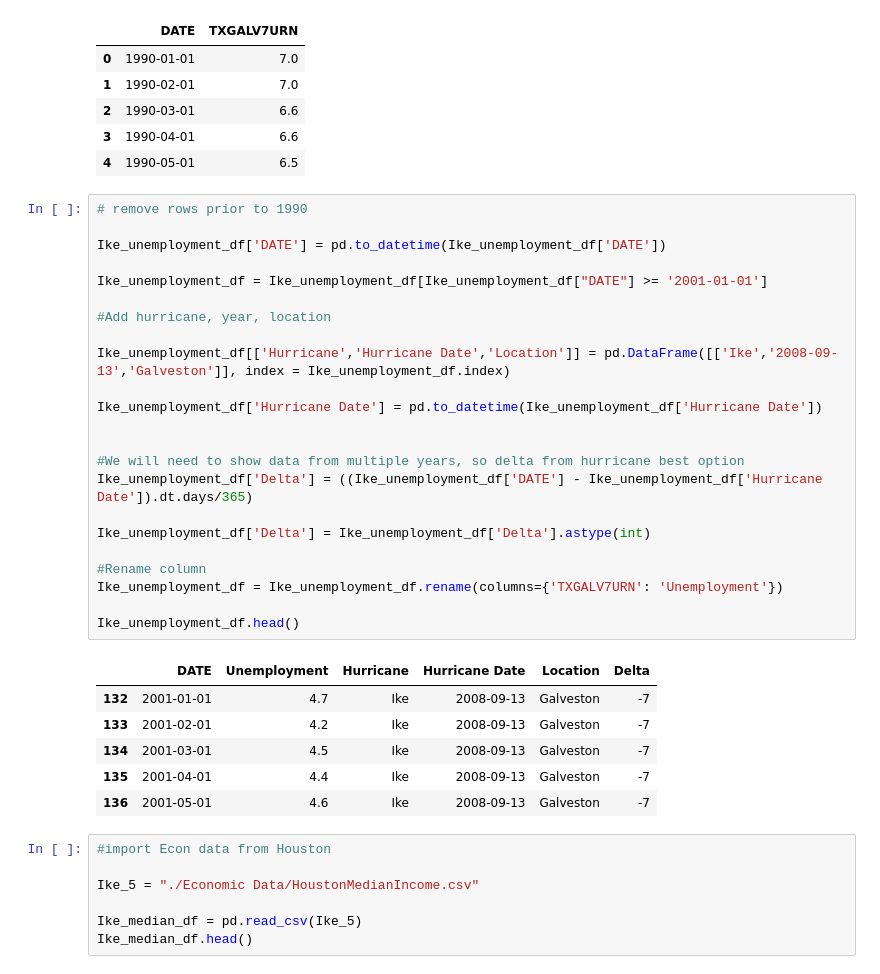
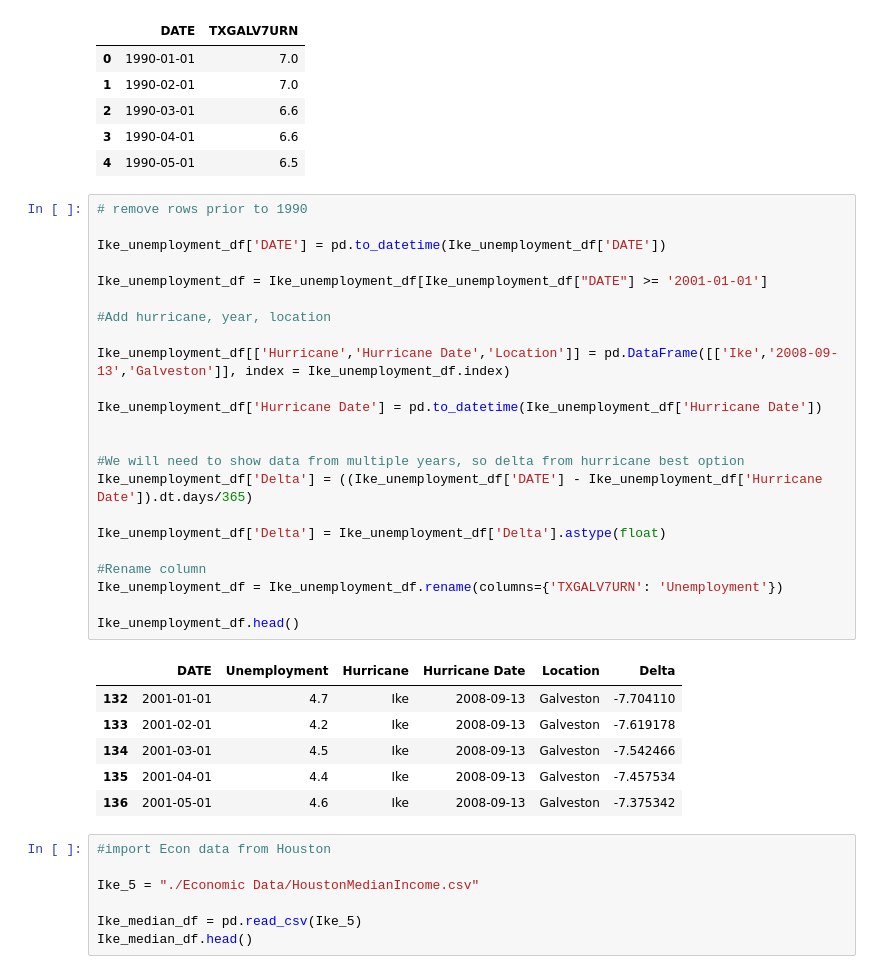
Before and after one commit to mchrzanowski27/Project1, a Jupyter notebook: Project 1 Data Ike.ipynb, the cells around one changed output. Drawn from its saved outputs; the diff is of its cells as text.

```diff
--- a/Project 1 Data Ike.ipynb
+++ b/Project 1 Data Ike.ipynb
@@ -154,33 +154,33 @@ Ike_unemployment_df.head()
 # %%
 # remove rows prior to 1990
 
 Ike_unemployment_df['DATE'] = pd.to_datetime(Ike_unemployment_df['DATE'])
 
 Ike_unemployment_df = Ike_unemployment_df[Ike_unemployment_df["DATE"] >= '2001-01-01']
 
 #Add hurricane, year, location
 
 Ike_unemployment_df[['Hurricane','Hurricane Date','Location']] = pd.DataFrame([['Ike','2008-09-13','Galveston']], index = Ike_unemployment_df.index)
 
 Ike_unemployment_df['Hurricane Date'] = pd.to_datetime(Ike_unemployment_df['Hurricane Date'])
 
 
 #We will need to show data from multiple years, so delta from hurricane best option
 Ike_unemployment_df['Delta'] = ((Ike_unemployment_df['DATE'] - Ike_unemployment_df['Hurricane Date']).dt.days/365)
 
-Ike_unemployment_df['Delta'] = Ike_unemployment_df['Delta'].astype(int)
+Ike_unemployment_df['Delta'] = Ike_unemployment_df['Delta'].astype(float)
 
 #Rename column
 Ike_unemployment_df = Ike_unemployment_df.rename(columns={'TXGALV7URN': 'Unemployment'})
 
 Ike_unemployment_df.head()
 # %% [output]
 |  | DATE | Unemployment | Hurricane | Hurricane Date | Location | Delta |
-| 132 | 2001-01-01 | 4.7 | Ike | 2008-09-13 | Galveston | -7 |
-| 133 | 2001-02-01 | 4.2 | Ike | 2008-09-13 | Galveston | -7 |
-| 134 | 2001-03-01 | 4.5 | Ike | 2008-09-13 | Galveston | -7 |
-| 135 | 2001-04-01 | 4.4 | Ike | 2008-09-13 | Galveston | -7 |
-| 136 | 2001-05-01 | 4.6 | Ike | 2008-09-13 | Galveston | -7 |
+| 132 | 2001-01-01 | 4.7 | Ike | 2008-09-13 | Galveston | -7.704110 |
+| 133 | 2001-02-01 | 4.2 | Ike | 2008-09-13 | Galveston | -7.619178 |
+| 134 | 2001-03-01 | 4.5 | Ike | 2008-09-13 | Galveston | -7.542466 |
+| 135 | 2001-04-01 | 4.4 | Ike | 2008-09-13 | Galveston | -7.457534 |
+| 136 | 2001-05-01 | 4.6 | Ike | 2008-09-13 | Galveston | -7.375342 |
 # %%
 #import Econ data from Houston
 
```
Also changed, not shown: parts of 5 cells of this notebook, 7 other files.
